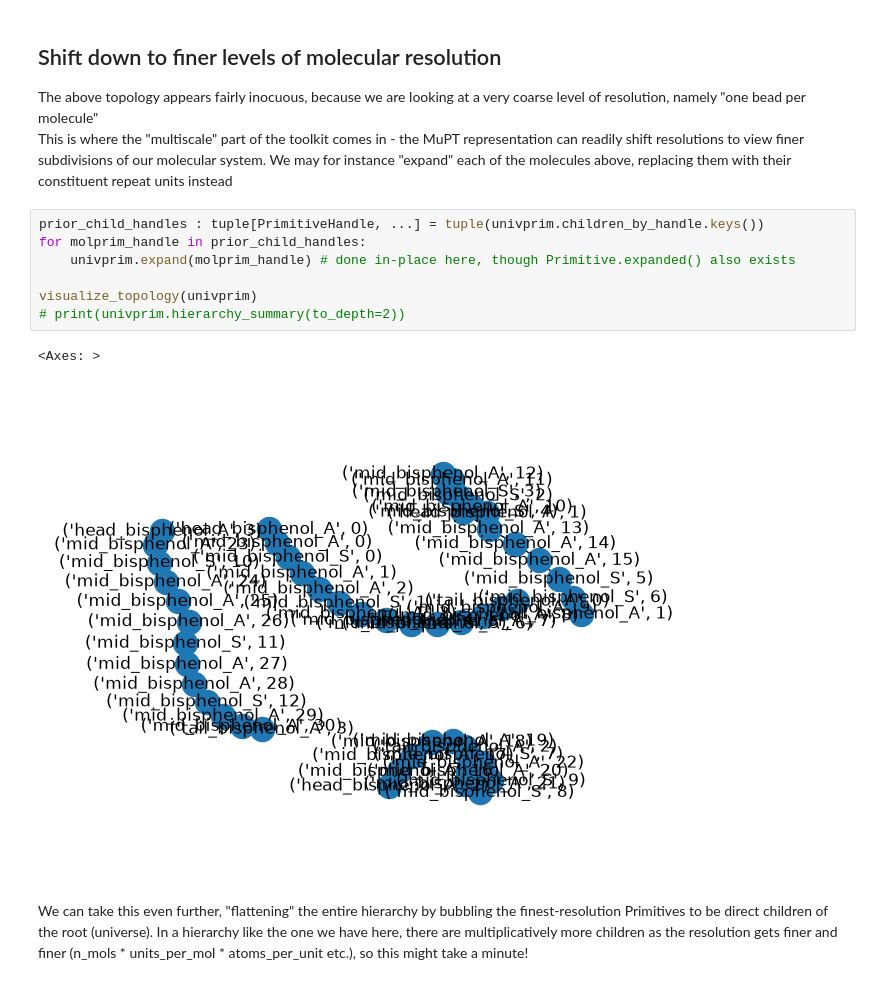
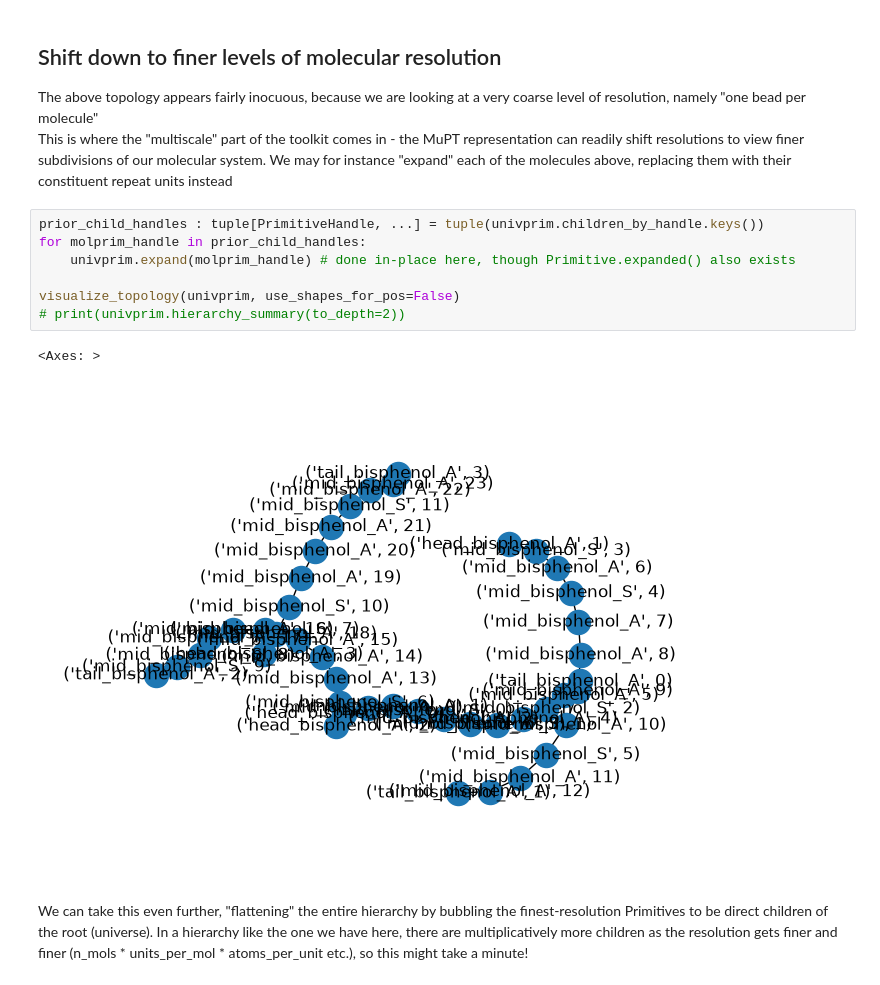
Before and after one commit to MuPT-hub/mupt-examples, a Jupyter notebook: examples_system/multiscale_chain_placement.ipynb, the cells around one changed output. Drawn from its saved outputs; the diff is of its cells as text.

Commit message:
Added 'use_shapes_for_pos' flags where necessary to preserve legacy output

```diff
--- a/examples_system/multiscale_chain_placement.ipynb
+++ b/examples_system/multiscale_chain_placement.ipynb
@@ -277,13 +277,13 @@ This is where the "multiscale" part of the toolkit comes in - the MuPT represent
 # %%
 prior_child_handles : tuple[PrimitiveHandle, ...] = tuple(univprim.children_by_handle.keys())
 for molprim_handle in prior_child_handles:
     univprim.expand(molprim_handle) # done in-place here, though Primitive.expanded() also exists
 
-visualize_topology(univprim)
+visualize_topology(univprim, use_shapes_for_pos=False)
 # print(univprim.hierarchy_summary(to_depth=2))
 # %% [output]
 <Axes: >
-[figure, old version]
+[figure, new version]
 # %% [markdown]
 We can take this even further, "flattening" the entire hierarchy by bubbling the finest-resolution Primitives to be direct children of the root (universe).
 In a hierarchy like the one we have here, there are multiplicatively more children as the resolution gets finer and finer (n_mols * units_per_mol * atoms_per_unit etc.), so this might take a minute!
```
Also changed, not shown: parts of 5 cells of this notebook, 4 other files.
